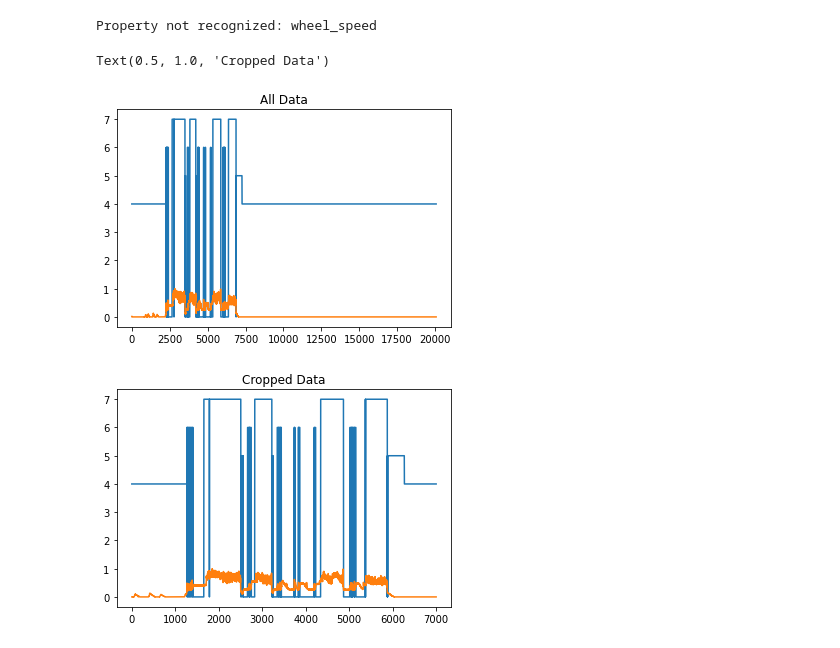
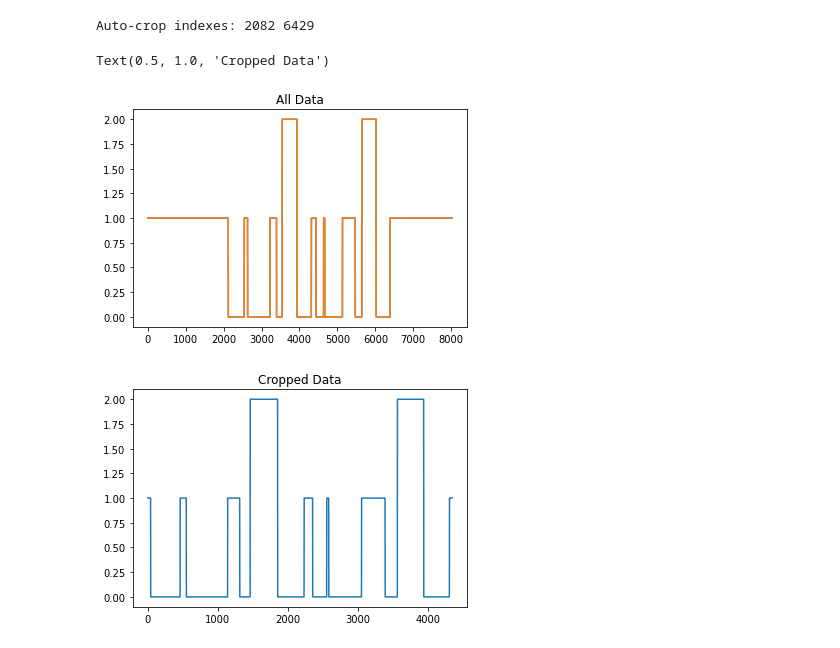
Before and after one commit to Bruin-Racing-Baja/MOAT, a Jupyter notebook: data_analysis/Data analysis.ipynb, the cells around one changed output. Saved outputs shown, nothing was run; the diff lists cells and outputs as text; code cells hidden in the pictures.

```diff
--- a/data_analysis/Data analysis.ipynb
+++ b/data_analysis/Data analysis.ipynb
@@ -4,16 +4,15 @@
 #can be found here. Change the values, then go and run all
 
 #Location to load data from (.txt file, make sure there is no text besides the first four rows)
-file_path = 'DD_DATA\log_47.txt'
+file_path = 'DD_DATA\log_1.txt'
 
 #List of all properties collected in the log, IN ORDER
 properties = [
 "status",
 "rpm",
+"rpm_count",
 "act_vel",
 "enc_pos",
-"in_trig",
-"out_trig",
 "s_time",
 "f_time",
 "o_vol",
@@ -25,10 +24,27 @@ properties = [
 "estop",
 "wheel_count",
 "wheel_rpm",
+"roll_frame",
+"exp_decay",
+"ref_rpm",
+"hall_in",
+"hall_out",
+"dt",
 ]
 
 #List of Properties that may be normalized & graphed by the multi auto graphs
-properties_to_normalize = ["rpm", "act_vel", "enc_pos", "o_vol", "o_curr", "couple", "therm1", "therm2", "therm3"]
+properties_to_normalize = [
+    "rpm",
+    "act_vel",
+    "enc_pos",
+    "o_vol",
+    "o_curr",
+    "couple",
+    "therm1",
+    "therm2",
+    "therm3",
+    "dt",
+    ]
 
 #All of the tuples in this array will be graphed automatically
 #In format (x, y), where x and y are strings found in properties
@@ -43,6 +59,7 @@ auto_graphs = [("s_time", "rpm"),
                ("s_time", "therm1"),
                ("s_time", "therm2"),
                ("s_time", "therm3"),
+               ("s_time", "roll_frame"),
               ]
 # all tuples in this array will be graphed automatically, with as many properties as desired
 # Format (x, y, z, a, ...)
@@ -50,11 +67,13 @@ auto_graphs = [("s_time", "rpm"),
 multi_auto_graphs = [("s_time", "rpm", "enc_pos"),
                     ("s_time", "rpm", "act_vel"),
                     ("s_time", "o_curr", "act_vel"),
-                    ("s_time", "enc_pos", "in_trig", "out_trig"),
+                    ("s_time", "enc_pos", "hall_in", "hall_out"),
                     ("s_time", "estop", "enc_pos"),
+                    ("s_time", "roll_frame", "exp_decay"),
+                    ("s_time", "roll_frame", "ref_rpm"),
                     ]
 
-auto_crop = False #Auto crops based off of status codes and applies to all auto-generated graphs
+auto_crop = True #Auto crops based off of status codes and applies to all auto-generated graphs
 manual_crop = (1000, 8000) #Add values to tuple in format (start, stop) to manually set crop (recommend plotting property vs index)
 #Note: Turning auto crop off and leaving manual crop empty will produce graphs with no cropping
 
@@ -85,8 +104,6 @@ for i, property in enumerate(data_order):
         data[property] = data_log[:,i]
     else:
         print("Property not recognized: " + property)
-# %% [output]
-Property not recognized: wheel_speed
 # %%
 # If any properties are to be auto-graphed but are not supplied, remove them
 properties_to_normalize = [x for x in properties_to_normalize if x in data_order]
@@ -116,7 +133,6 @@ normalized_data["s_time"] = data["s_time"]
 
 plt.figure(1)
 plt.plot(data["status"][1:])
-plt.plot(normalized_data["rpm"][1:])
 plt.title("All Data")
 
 
@@ -131,36 +147,36 @@ if auto_crop:
                 crop_start = i-leading_indeces
             else:
                 crop_start = i
             break
 
     last_status = data["status"][-1]
 
     reversed_status = data["status"][::-1]
     for i, status in enumerate(reversed_status):
         if status != last_status:
             if i >= leading_indeces:
-                crop_end = i-leading_indeces
+                crop_end = len(data["status"]) - (i-leading_indeces)
             else:
-                crop_end = i
+                crop_end = len(data["status"]) - i
             break
 
     print("Auto-crop indexes:", crop_start, crop_end)
     plt.figure()
     #plt.plot(data["status"][crop_start:crop_end])
 
 elif manual_crop:
     crop_start, crop_end = manual_crop
 
 
 else: #No crop selected
     crop_start = 0
     crop_end = -1
 
 plt.figure(2)
 plt.plot(data["status"][crop_start:crop_end])
-plt.plot(normalized_data["rpm"][crop_start:crop_end])
 plt.title("Cropped Data")
 # %% [output]
-Text(0.5, 1.0, 'Cropped Data')
+Auto-crop indexes: 2082 6429
+Text(0.5, 1.0, 'Cropped Data')
-[figure, old version]
+[figure, new version]
-[figure, old version]
+[figure, new version]
```
Also changed, not shown: parts of 8 cells of this notebook.
